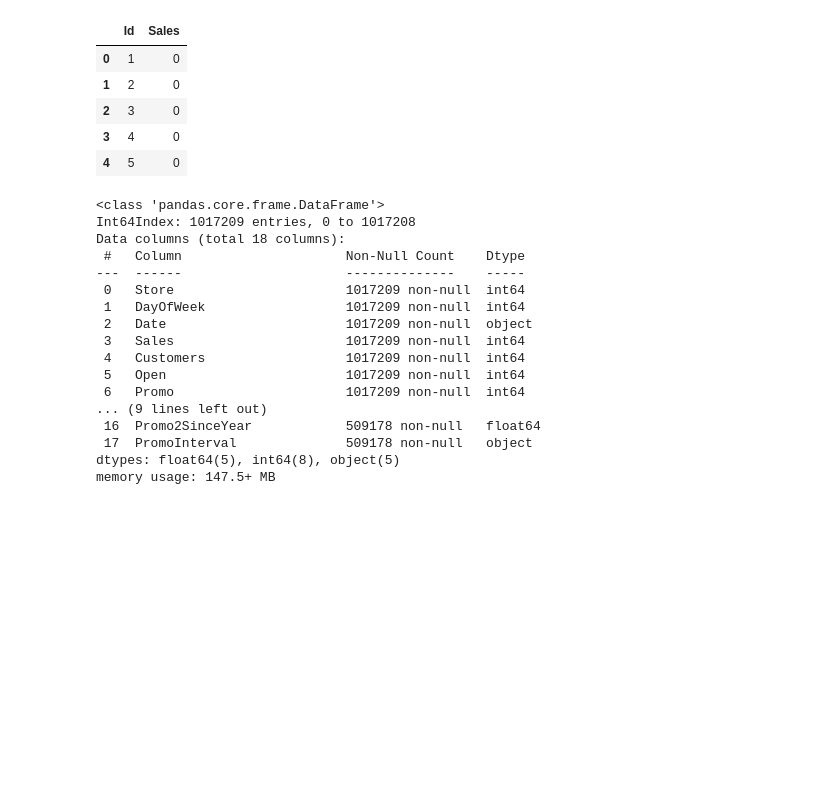
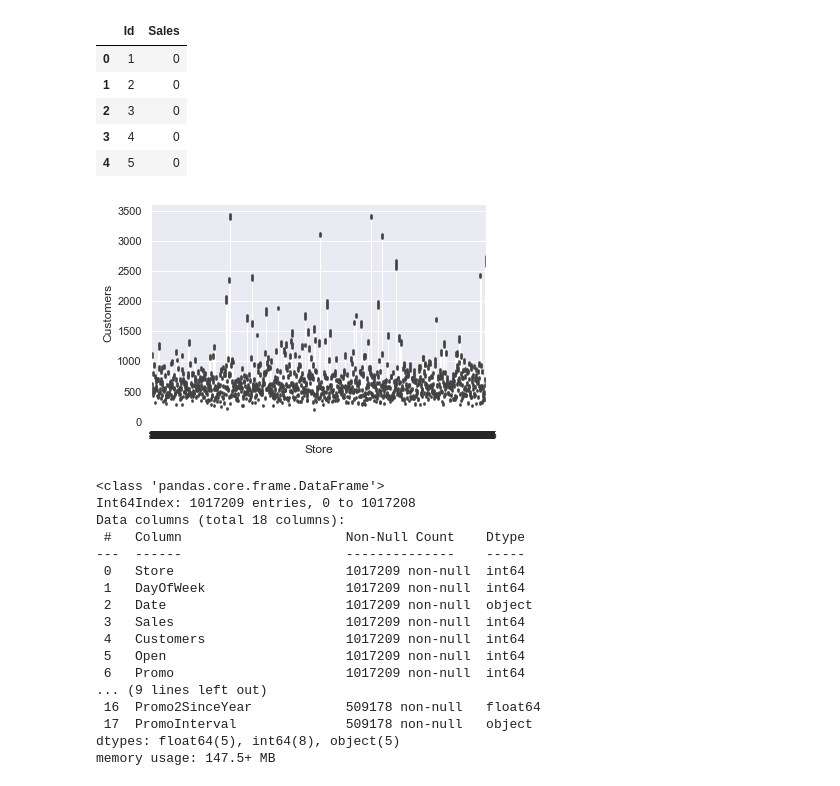
Before and after one commit to nardoshood/Pharmaceutical-Sales-Prediction, a Jupyter notebook: notebooks/data_perprocess.ipynb, the cells around one changed output. Cells and saved outputs as stored; diff of their text form; code cells hidden in the pictures; blank space fills up the shorter version.

Commit message:
Data leaned and merged

```diff
--- a/notebooks/data_perprocess.ipynb
+++ b/notebooks/data_perprocess.ipynb
@@ -93,10 +93,12 @@ sub_df.head()
 # %%
 
-# sns.barplot(x = 'Store',
-#             y = 'Customers',
-#             data = train_df)
+sns.barplot(x = 'Store',
+            y = 'Customers',
+            data = train_df)
 
-# plt.show()
+plt.show()
+# %% [output]
+[figure, added]
 # %%
 train_df = pd.merge(train_df, store_df, how='inner', on='Store')
 train_df.info()
```
Also changed, not shown: parts of 3 cells of this notebook.
